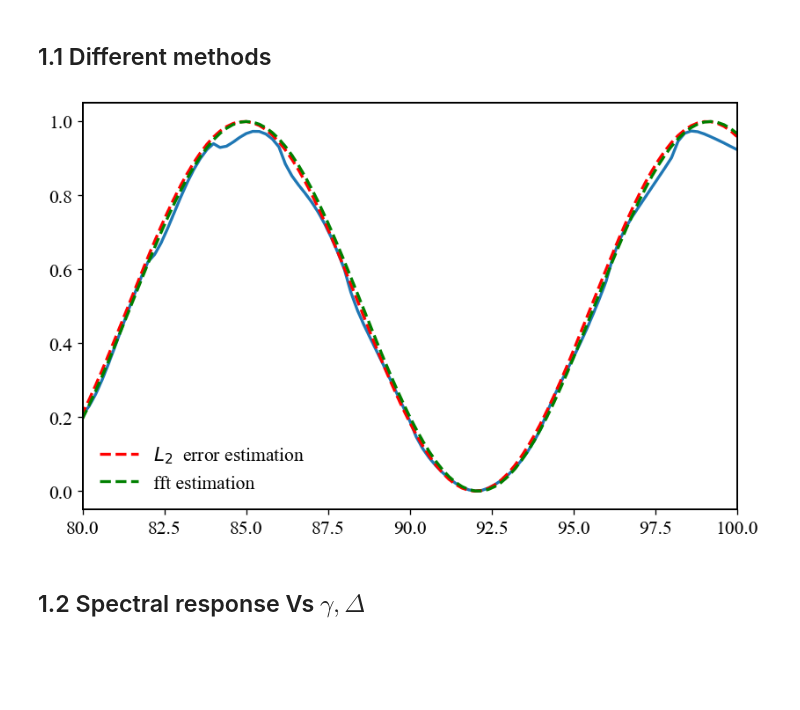
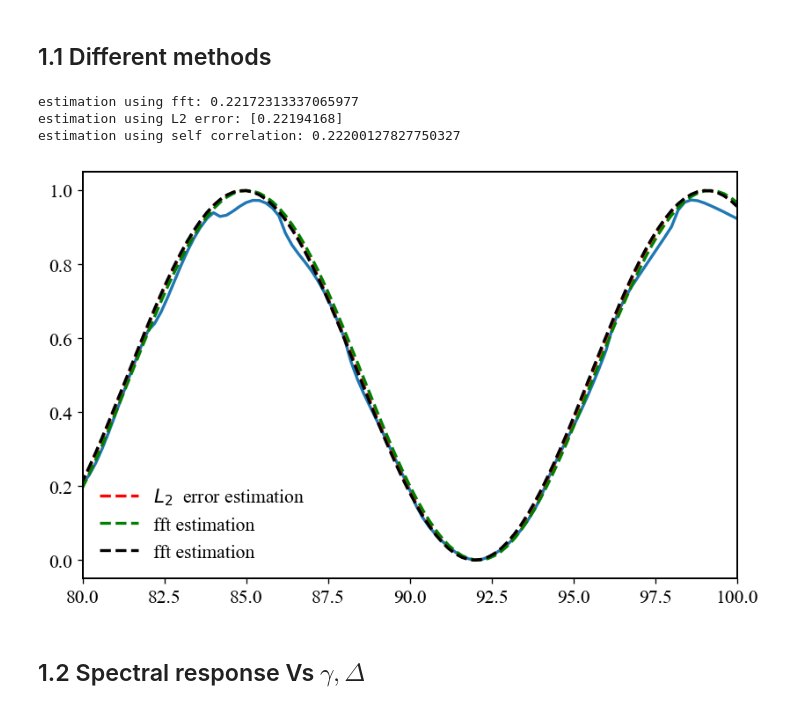
Before and after one commit to Taitoos2/non_markovian_qubit_swap, a Jupyter notebook: Idea_2.ipynb, the cells around one changed output. Saved outputs shown, nothing was run; the diff lists cells and outputs as text; code cells hidden in the pictures; blank space fills up the shorter version.

Commit message:
added self correlation method + cleaning the code a bit.

```diff
--- a/Idea_2.ipynb
+++ b/Idea_2.ipynb
@@ -23,17 +22,26 @@ From those, the fastest (and simingly best working) option is number 2.
 # %%
 w_L2=estimate_frequency_L2()
 w_fft =estimate_frequency_fft()
+w_corr=estimate_frequency_corr()
 t,e = run_ww_simulation(t_max=100,n_steps=501)
+
+print('estimation using fft: ' + str(w_fft))
+print('estimation using L2 error: ' + str(w_L2))
+print('estimation using self correlation: ' + str(w_corr))
 
 plt.plot(t,e)
 plt.plot(t,np.cos(w_L2*t)**2,'r--',label=r"$L_{2}$  error estimation")
 plt.plot(t,np.cos(w_fft*t)**2,'g--',label='fft estimation')
+plt.plot(t,np.cos(w_corr*t)**2,'k--',label='fft estimation')
 plt.xlim(80,100)
 plt.legend()
 plt.grid()
 plt.show()
 # %% [output]
+estimation using fft: 0.22172313337065977
+estimation using L2 error: [0.22194168]
+estimation using self correlation: 0.22200127827750327
-[figure, old version]
+[figure, new version]
 # %% [markdown]
 ## 1.2 Spectral response Vs $\gamma , \Delta $
 # %%
```
Also changed, not shown: parts of 14 cells of this notebook, 1 other file.
